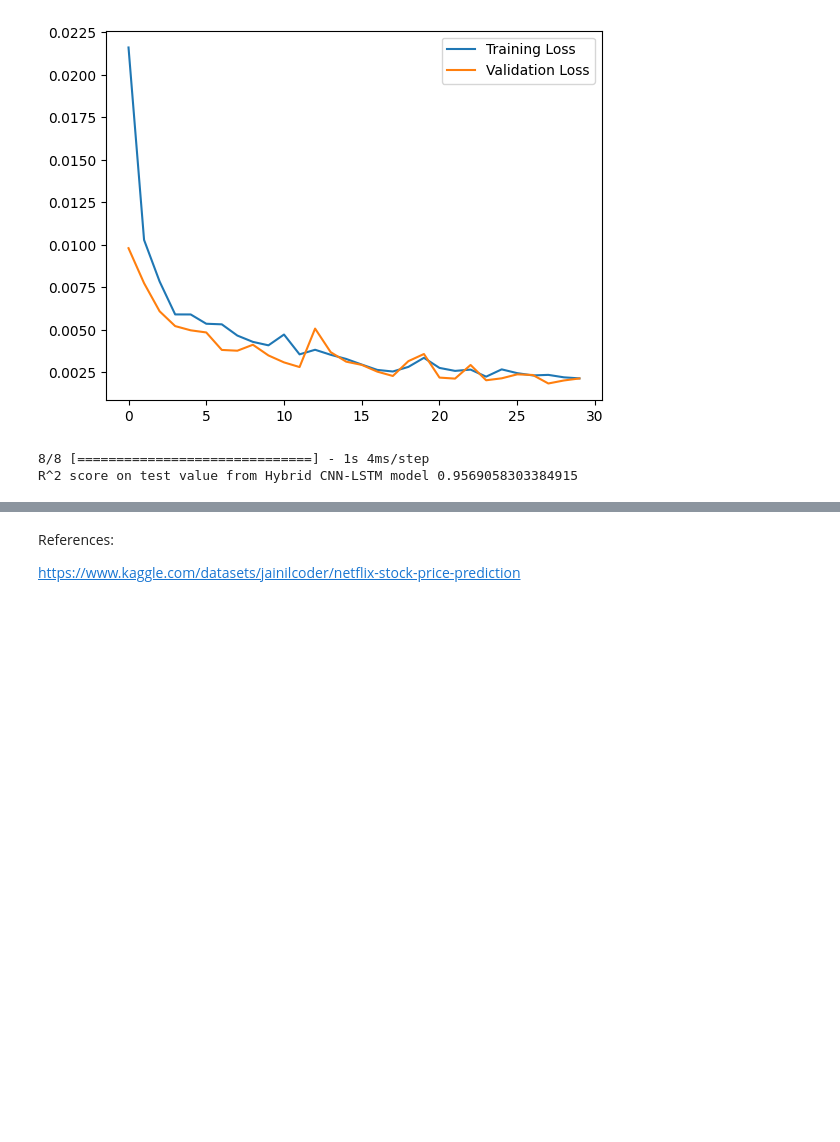
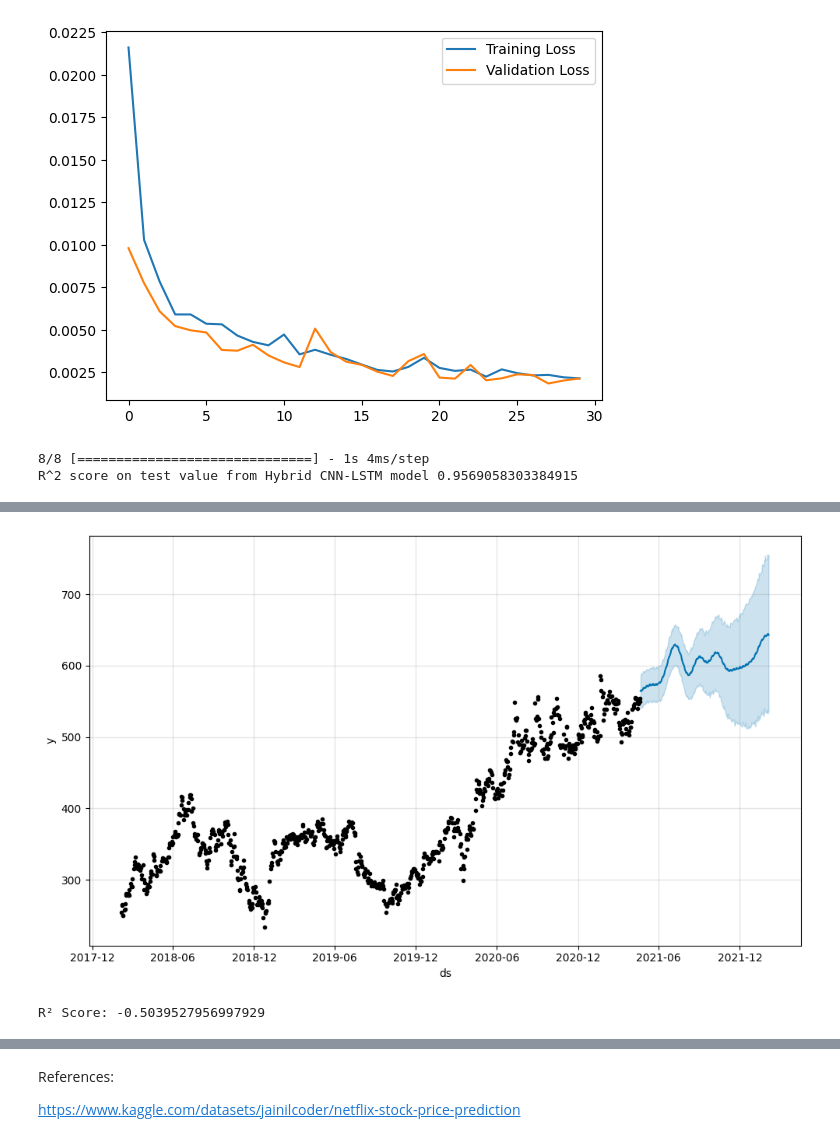
Before and after one commit to Gokhman07/NETFIX_STOCK_PREDICTION, a Jupyter notebook: Netflix_stock_Price_Prediction.ipynb, the cells around one changed output, grey strips where cells are left out. Saved outputs shown, nothing was run; the diff lists cells and outputs as text; code cells hidden in the pictures; blank space fills up the shorter version.

```diff
--- a/Netflix_stock_Price_Prediction.ipynb
+++ b/Netflix_stock_Price_Prediction.ipynb
@@ -1044,0 +1075,7 @@ R^2 score on test value from Hybrid CNN-LSTM model 0.9569058303384915
+# %%
+df_prophet = data[['Date', 'Close']].rename(columns={'Date': 'ds', 'Close': 'y'})
+# %%
+df_prophet_train = df_prophet.iloc[:int(len(df_prophet)*0.8)]
+df_prophet_test = df_prophet.iloc[int(len(df_prophet)*0.8):]
+# %%
+model.fit(df_prophet_train)
@@ -1044,0 +1094,17 @@ R^2 score on test value from Hybrid CNN-LSTM model 0.9569058303384915
+# %%
+future_test = df_prophet_test[['ds']]
+forecast = model.predict(future_test)
+# %%
+fig = model.plot(forecast)
+# %% [output]
+[figure, added]
+# %%
+# Extract the predicted values ('yhat') and actual values ('y')
+y_true = df_prophet_test['y']
+y_pred = forecast['yhat']
+
+# Calculate R² score
+r2 = r2_score(y_true, y_pred)
+print("R² Score:", r2)
+# %% [output]
+R² Score: -0.5039527956997929
```
Also changed, not shown: parts of 61 cells of this notebook.
